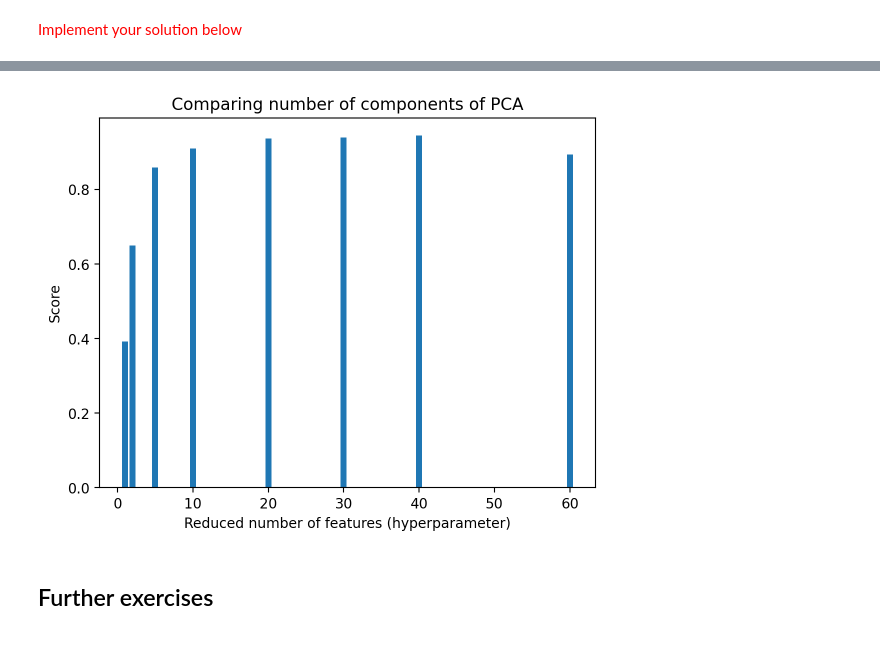
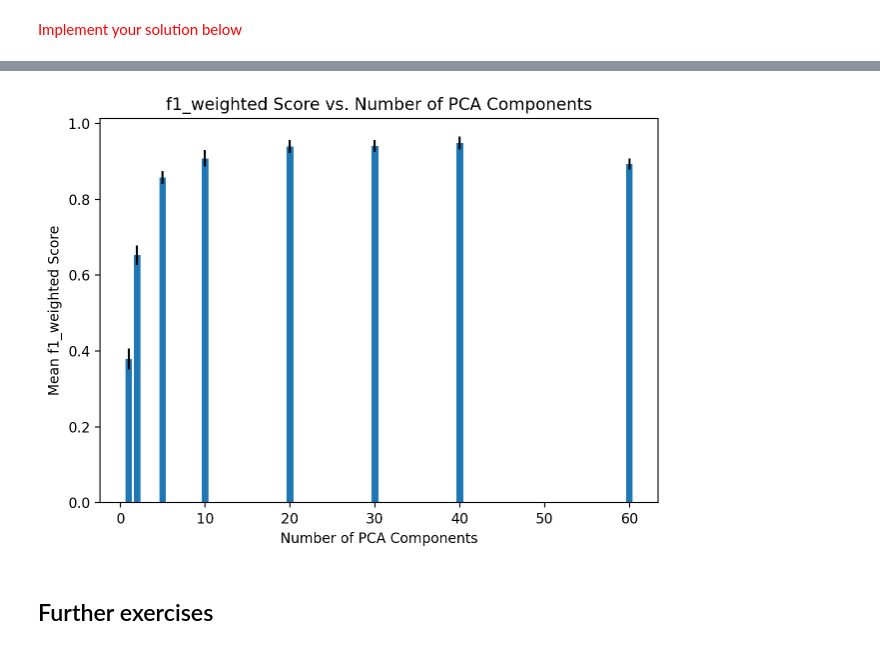
Before and after one commit to OloruntobiOlutola/Hands-on-ML, a Jupyter notebook: TP 2 - Scikit-Learn - Evaluation.ipynb, the cells around one changed output, grey strips where cells are left out. Saved outputs shown, nothing was run; the diff lists cells and outputs as text; code cells hidden in the pictures.

```diff
--- a/TP 2 - Scikit-Learn - Evaluation.ipynb
+++ b/TP 2 - Scikit-Learn - Evaluation.ipynb
@@ -399,8 +400,7 @@ pipe = Pipeline([
 ])
 # %%
 # Define the gridsearch using the pipeline and fit the model
-from sklearn.model_selection import GridSearchCV
 
-grid = GridSearchCV(pipe, param_grid, cv=10)
+grid = GridSearchCV(pipe, param_grid, cv=7)
 grid.fit(X_train, y_train)
 # %% [output]
@@ -421,16 +421,18 @@ Associated hyperparameters: {'pca__n_components': 40}
 # %%
 # Plot a bar plot (or boxplot) showing the different prediction scores
 # for each tested hyperparameter
 # (including the error bars if bar plots are chosen)
 plt.subplots()
 mean_scores = grid.cv_results_["mean_test_score"]
-plt.bar(param_grid["pca__n_components"], mean_scores)
-plt.xlabel("Reduced number of features (hyperparameter)")
-plt.ylabel("Score")
-plt.title("Comparing number of components of PCA")
+std_test_scores = grid.cv_results_["std_test_score"]
+plt.bar(param_grid["pca__n_components"], mean_scores, yerr=std_test_scores)
+plt.xlabel("Number of PCA Components")
+plt.ylabel(f"Mean {SCORINGS} Score")
+plt.title(f"{SCORINGS} Score vs. Number of PCA Components")
+plt.tight_layout()
 plt.show()
 # %% [output]
-[figure, old version]
+[figure, new version]
 # %% [markdown]
 ## Further exercises
 # %% [markdown]
```
Also changed, not shown: parts of 15 cells of this notebook.
